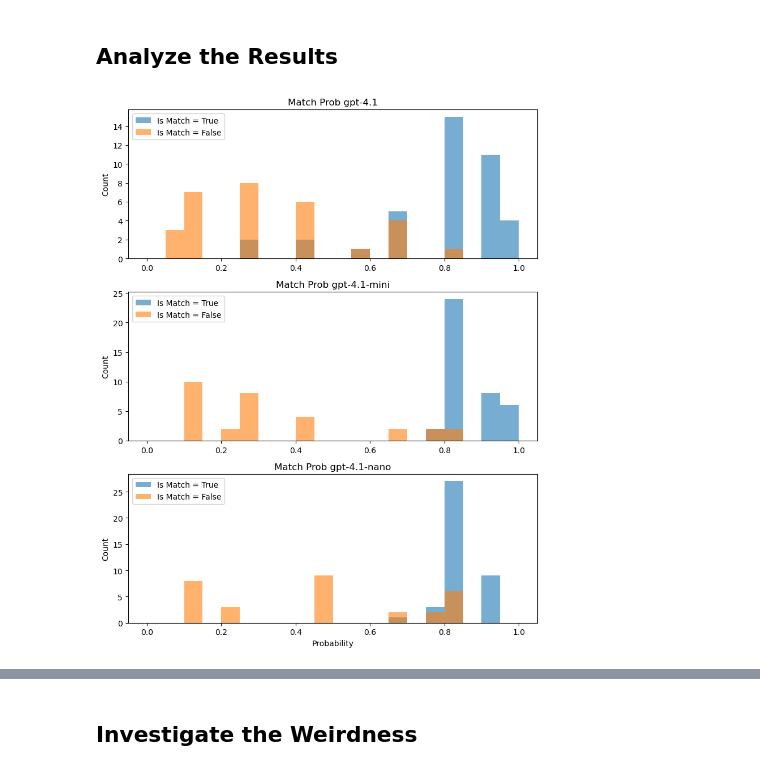
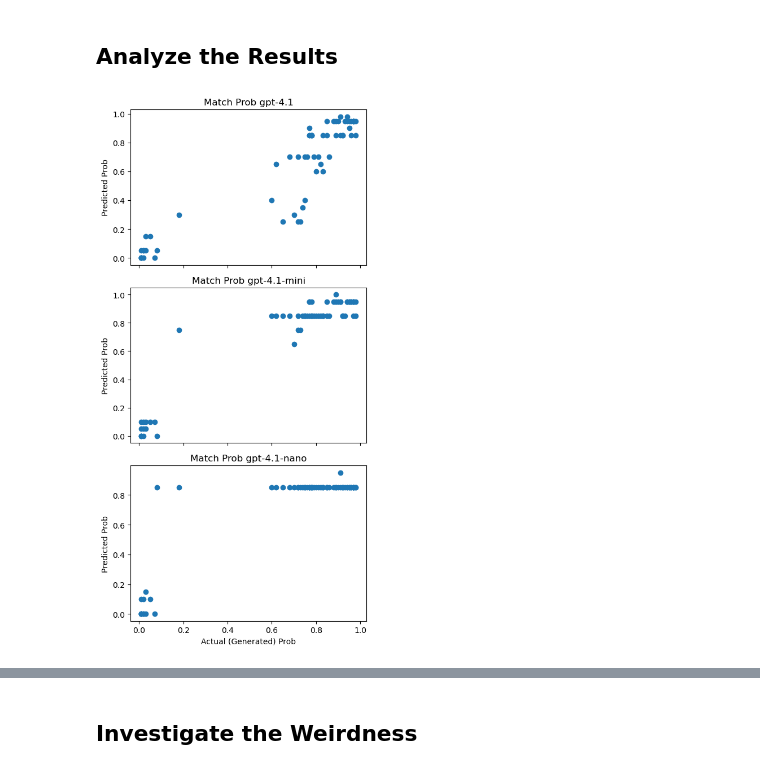
Before and after one commit to davidfreifeld/matchmaker, a Jupyter notebook: Matchmaker.ipynb, the cells around one changed output, grey strips where cells are left out. Saved outputs shown, nothing was run; the diff lists cells and outputs as text; code cells hidden in the pictures.

```diff
--- a/Matchmaker.ipynb
+++ b/Matchmaker.ipynb
@@ -205,7 +211,8 @@ def run_all_prompt_scorers(df, include_reason=False, temperature=0.0):
         get_all_match_probs(df, model=model, include_reason=include_reason, temperature=temperature)
 # %%
 #### This is commented out because it makes a lot of calls to ChatGPT. Uncomment to re-score the synthetic data.
-run_all_prompt_scorers(samples_df)
+# run_all_prompt_scorers(samples_df)
+# save_df_to_csv(samples_df)
 
 ### Use this to instead load the latest saved data
-# samples_df = load_latest_df()
+samples_df = load_latest_df()
@@ -212,22 +228,33 @@ run_all_prompt_scorers(samples_df)
 # %% [markdown]
 ## Analyze the Results
+# %%
+cols = [ f"Match Prob {strip_trailing_date(model)}" for model in ALL_MODELS_LIST ]
+fig, axes = plt.subplots(nrows=3, ncols=1, figsize=(5,10), sharex=True)
+for ax, col in zip(axes, cols):
+    ax.scatter(samples_df['Gen Match Prob'], samples_df[col])
+    ax.set_title(col)
+    ax.set_ylabel('Predicted Prob')
+
+axes[-1].set_xlabel('Actual (Generated) Prob')
+fig.tight_layout()
+plt.show()
+# %% [output]
+[figure, added]
 # %%
-cols = [ f"Match Prob {strip_trailing_date(model)}" for model in ALL_MODELS_LIST ]
-df_true = samples_df[samples_df["Is Match"] == True]
-df_false = samples_df[samples_df["Is Match"] == False]
+# cols = [ f"Match Prob {strip_trailing_date(model)}" for model in ALL_MODELS_LIST ]
+# df_true = samples_df[samples_df["Is Match"] == True]
+# df_false = samples_df[samples_df["Is Match"] == False]
 
-fig, axes = plt.subplots(nrows=3, ncols=1, figsize=(8, 10), sharex=False)
-for ax, col in zip(axes, cols):
-    bins = np.linspace(0.0, 1.0, 21)  # 20 bins
-    ax.hist(df_true.loc[df_true[col] >= 0.0, col], bins=bins, alpha=0.6, label="Is Match = True", color="tab:blue")
-    ax.hist(df_false.loc[df_false[col] >= 0.0, col], bins=bins, alpha=0.6, label="Is Match = False", color="tab:orange")
-    ax.set_title(col)
-    ax.set_ylabel("Count")
-    ax.legend()
+# fig, axes = plt.subplots(nrows=3, ncols=1, figsize=(8, 10), sharex=False)
+# for ax, col in zip(axes, cols):
+#     bins = np.linspace(0.0, 1.0, 21)  # 20 bins
+#     ax.hist(df_true.loc[df_true[col] >= 0.0, col], bins=bins, alpha=0.6, label="Is Match = True", color="tab:blue")
+#     ax.hist(df_false.loc[df_false[col] >= 0.0, col], bins=bins, alpha=0.6, label="Is Match = False", color="tab:orange")
+#     ax.set_title(col)
+#     ax.set_ylabel("Count")
+#     ax.legend()
 
-axes[-1].set_xlabel("Probability")
-fig.tight_layout()
-plt.show()
+# axes[-1].set_xlabel("Probability")
+# fig.tight_layout()
+# plt.show()
-# %% [output]
-[figure, removed]
 # %%
```
Also changed, not shown: parts of 11 cells of this notebook.
